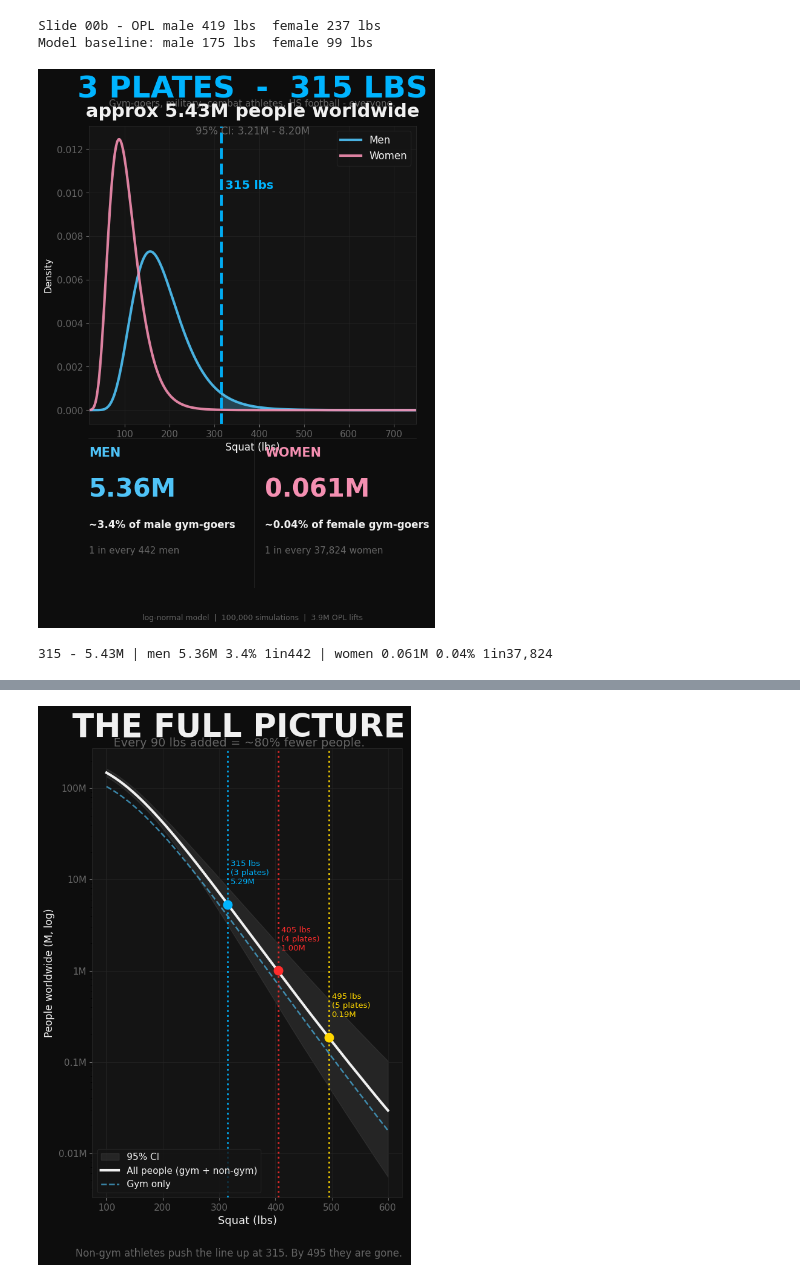
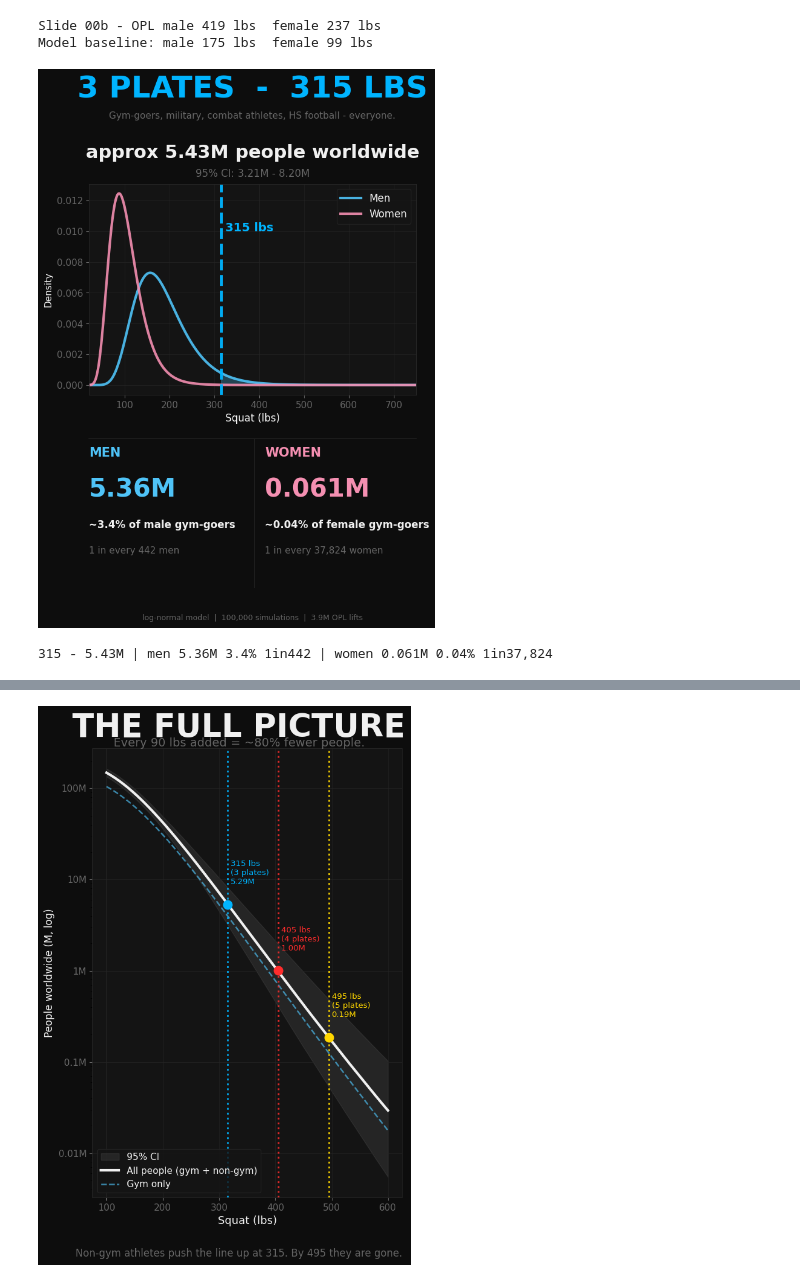
Before and after one commit to Burgeoned/squaaaat, a Jupyter notebook: squat_world_model.ipynb, the cells around one changed output, grey strips where cells are left out. Cells and saved outputs as stored; diff of their text form; code cells hidden in the pictures.

```diff
--- a/squat_world_model.ipynb
+++ b/squat_world_model.ipynb
@@ -709,13 +709,13 @@ def draw_reveal_chart(target, color, fig):
     in_x_f    = int(POP_WOMEN_1670 / (vf * 1e6))
 
     # Total stat above chart
-    fig.text(0.5, 0.852, f'approx {med:.2f}M people worldwide',
+    fig.text(0.5, 0.795, f'approx {med:.2f}M people worldwide',
              ha='center', va='top', color=WHITE, fontsize=22, fontweight='black')
-    fig.text(0.5, 0.820, f'95% CI: {lo:.2f}M - {hi:.2f}M',
+    fig.text(0.5, 0.762, f'95% CI: {lo:.2f}M - {hi:.2f}M',
              ha='center', va='top', color=GRAY, fontsize=12)
 
     # Chart - bigger, purely visual
-    ax = fig.add_axes([SZ, 0.41, SZR - SZ, 0.41])
+    ax = fig.add_axes([SZ, 0.45, SZR - SZ, 0.29])
     _style(ax)
     x     = np.linspace(20, 750, 1400)
     pdf_m = _lognorm.pdf(x, _m_sig, scale=_gm_med)
@@ -865,18 +865,18 @@ Model baseline: male 175 lbs  female 99 lbs
 # %%
 # Slide 01 - 315 lbs
 fig = _reel_fig()
 fig.text(0.5, SZR - 0.01, '3 PLATES  -  315 LBS', ha='center', va='top',
          color=C315, fontsize=36, fontweight='black')
-fig.text(0.5, 0.857, 'Gym-goers, military, combat athletes, HS football - everyone.',
+fig.text(0.5, 0.840, 'Gym-goers, military, combat athletes, HS football - everyone.',
          ha='center', va='top', color=GRAY, fontsize=11)
 
 med, vm, vf, pgm, pgf, ixm, ixf = draw_reveal_chart(315, C315, fig)
 
 plt.savefig('reel_01_315.png', dpi=REEL_DPI, bbox_inches='tight', facecolor=BG)
 plt.show()
 print(f'315 - {med:.2f}M | men {vm:.2f}M {pgm:.1f}% 1in{ixm:,} | women {vf:.3f}M {pgf:.2f}% 1in{ixf:,}')
 # %% [output]
-[figure, old version]
+[figure, new version]
 315 - 5.43M | men 5.36M 3.4% 1in442 | women 0.061M 0.04% 1in37,824
 # %%
 # Slide 02 - 405 lbs
```
Also changed, not shown: parts of 4 cells of this notebook.
